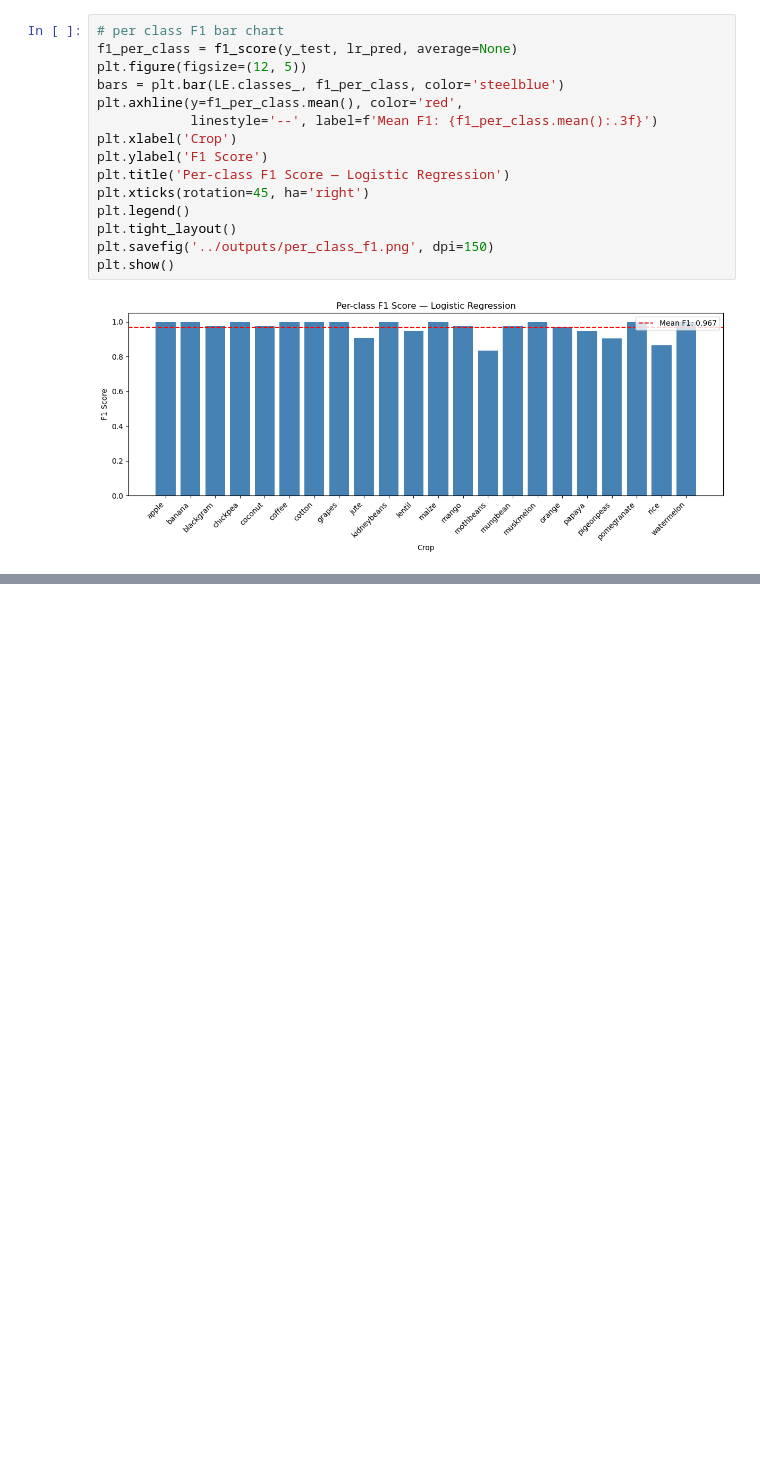
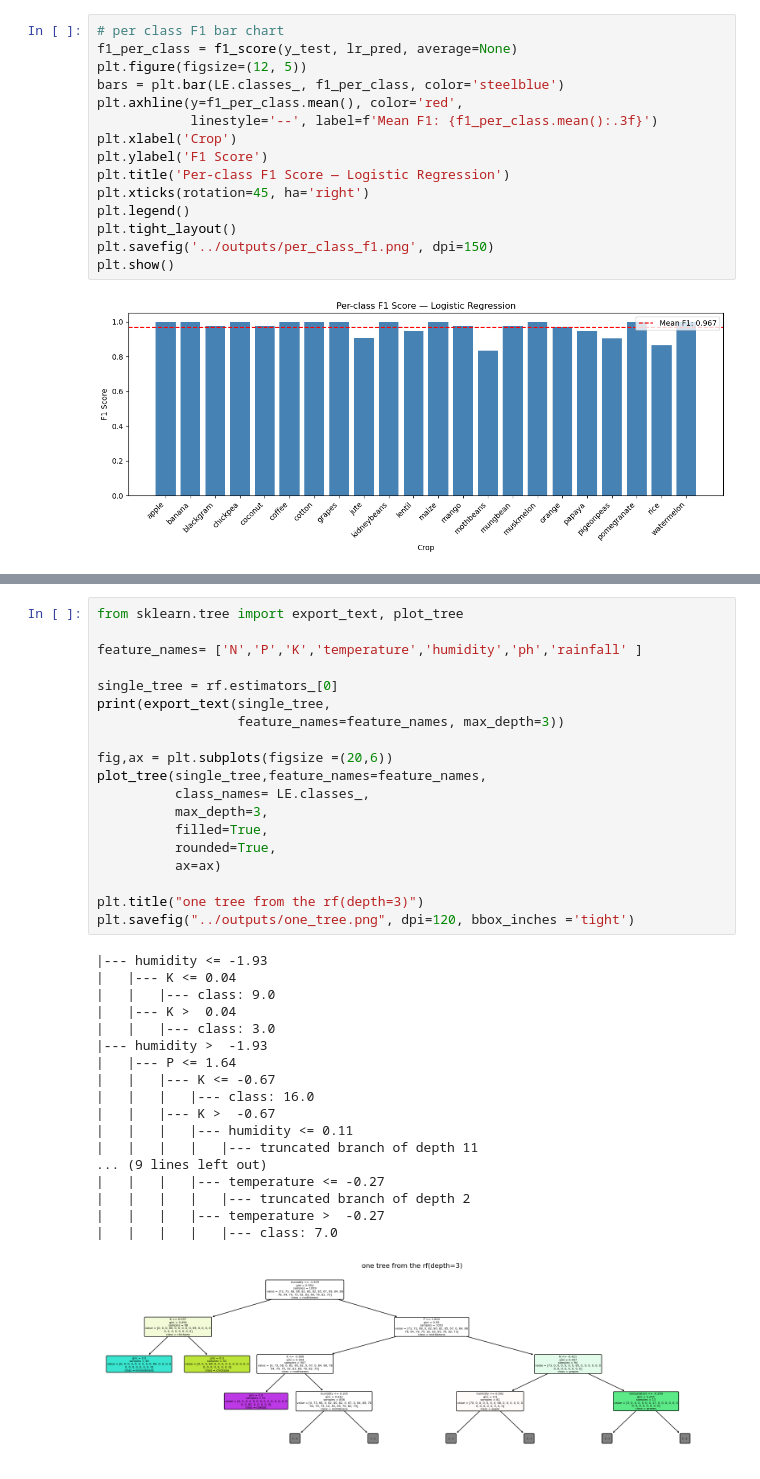
Before and after one commit to pavani3011/AGRI-API-PROJECT, a Jupyter notebook: notebooks/crop_pipeline.ipynb, the cells around one changed output, grey strips where cells are left out. Saved outputs shown, nothing was run; the diff lists cells and outputs as text; blank space fills up the shorter version.

```diff
--- a/notebooks/EDA_pipeline.ipynb
+++ b/notebooks/crop_pipeline.ipynb
@@ -458,0 +543,38 @@ plt.show()
+# %%
+from sklearn.tree import export_text, plot_tree
+
+feature_names= ['N','P','K','temperature','humidity','ph','rainfall' ]
+
+single_tree = rf.estimators_[0]
+print(export_text(single_tree,
+                  feature_names=feature_names, max_depth=3))
+
+fig,ax = plt.subplots(figsize =(20,6))
+plot_tree(single_tree,feature_names=feature_names,
+          class_names= LE.classes_,
+          max_depth=3,
+          filled=True,
+          rounded=True,
+          ax=ax)
+
+plt.title("one tree from the rf(depth=3)")
+plt.savefig("../outputs/one_tree.png", dpi=120, bbox_inches ='tight')
+# %% [output]
+|--- humidity <= -1.93
+|   |--- K <= 0.04
+|   |   |--- class: 9.0
+|   |--- K >  0.04
+|   |   |--- class: 3.0
+|--- humidity >  -1.93
+|   |--- P <= 1.64
+|   |   |--- K <= -0.67
+|   |   |   |--- class: 16.0
+|   |   |--- K >  -0.67
+|   |   |   |--- humidity <= 0.11
+|   |   |   |   |--- truncated branch of depth 11
+... (9 lines left out)
+|   |   |   |--- temperature <= -0.27
+|   |   |   |   |--- truncated branch of depth 2
+|   |   |   |--- temperature >  -0.27
+|   |   |   |   |--- class: 7.0
+[figure, added]
```
Also changed, not shown: parts of 8 cells of this notebook, 5 other files.
